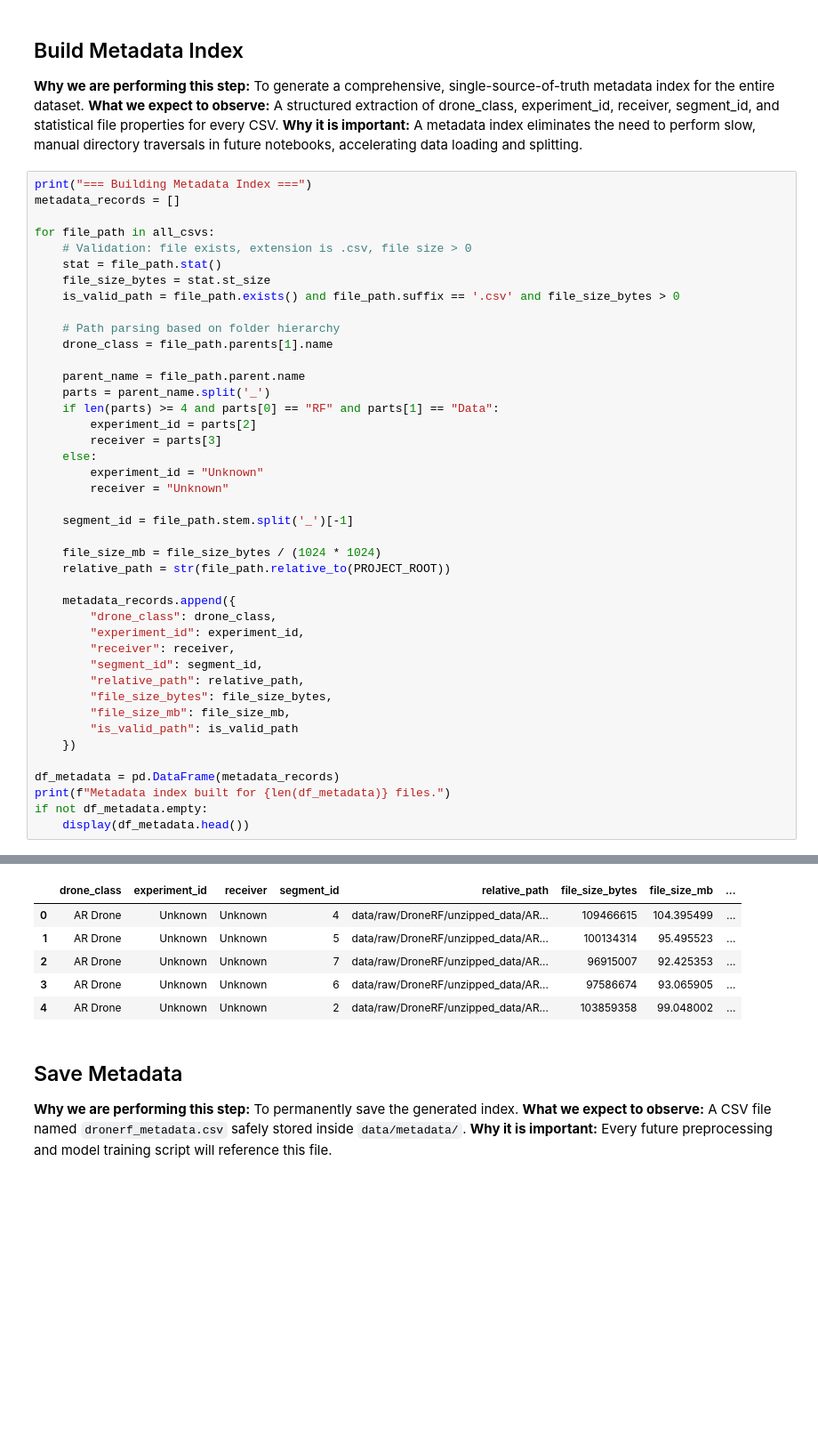
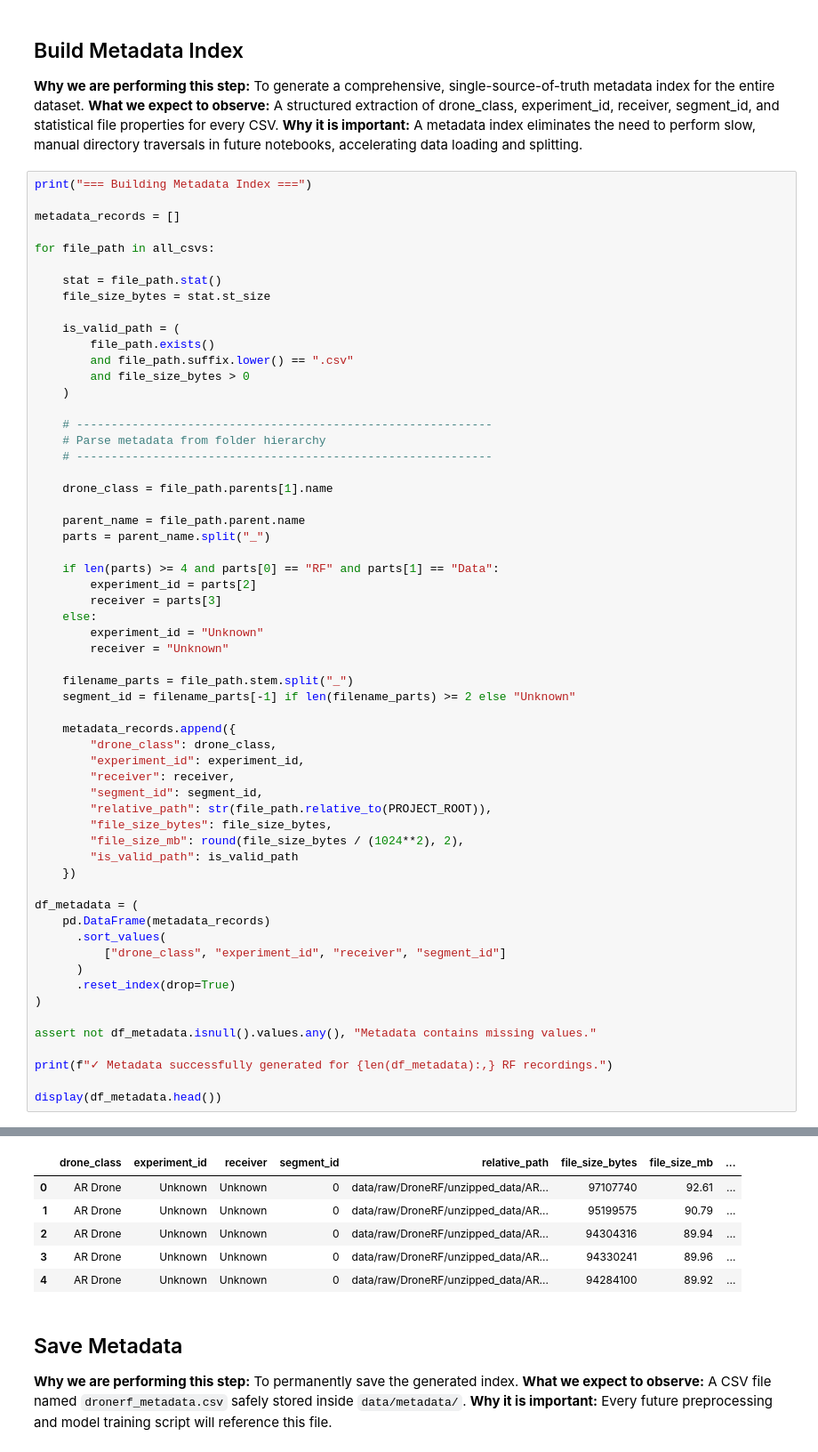
Before and after one commit to Adith1207/Vardan, a Jupyter notebook: notebooks/01_DroneRF_Dataset_Exploration.ipynb, the cells around one changed output, grey strips where cells are left out. Shown at 89% size. Saved outputs shown, nothing was run; the diff lists cells and outputs as text; blank space fills up the shorter version.

```diff
--- a/notebooks/01_DroneRF_Dataset_Exploration.ipynb
+++ b/notebooks/01_DroneRF_Dataset_Exploration.ipynb
@@ -220,19 +220,29 @@ if "Fail" in integrity_report["Status"].values:
 **Why it is important:** A metadata index eliminates the need to perform slow, manual directory traversals in future notebooks, accelerating data loading and splitting.
 # %%
 print("=== Building Metadata Index ===")
+
 metadata_records = []
 
 for file_path in all_csvs:
-    # Validation: file exists, extension is .csv, file size > 0
+
     stat = file_path.stat()
     file_size_bytes = stat.st_size
-    is_valid_path = file_path.exists() and file_path.suffix == '.csv' and file_size_bytes > 0
 
-    # Path parsing based on folder hierarchy
+    is_valid_path = (
+        file_path.exists()
+        and file_path.suffix.lower() == ".csv"
+        and file_size_bytes > 0
+    )
+
+    # ------------------------------------------------------------
+    # Parse metadata from folder hierarchy
+    # ------------------------------------------------------------
+
     drone_class = file_path.parents[1].name
 
     parent_name = file_path.parent.name
-    parts = parent_name.split('_')
+    parts = parent_name.split("_")
+
     if len(parts) >= 4 and parts[0] == "RF" and parts[1] == "Data":
         experiment_id = parts[2]
         receiver = parts[3]
@@ -240,25 +250,32 @@ for file_path in all_csvs:
         experiment_id = "Unknown"
         receiver = "Unknown"
 
-    segment_id = file_path.stem.split('_')[-1]
-
-    file_size_mb = file_size_bytes / (1024 * 1024)
-    relative_path = str(file_path.relative_to(PROJECT_ROOT))
+    filename_parts = file_path.stem.split("_")
+    segment_id = filename_parts[-1] if len(filename_parts) >= 2 else "Unknown"
 
     metadata_records.append({
         "drone_class": drone_class,
         "experiment_id": experiment_id,
         "receiver": receiver,
         "segment_id": segment_id,
-        "relative_path": relative_path,
+        "relative_path": str(file_path.relative_to(PROJECT_ROOT)),
         "file_size_bytes": file_size_bytes,
-        "file_size_mb": file_size_mb,
+        "file_size_mb": round(file_size_bytes / (1024**2), 2),
         "is_valid_path": is_valid_path
     })
 
-df_metadata = pd.DataFrame(metadata_records)
-print(f"Metadata index built for {len(df_metadata)} files.")
-if not df_metadata.empty:
-    display(df_metadata.head())
+df_metadata = (
+    pd.DataFrame(metadata_records)
+      .sort_values(
+          ["drone_class", "experiment_id", "receiver", "segment_id"]
+      )
+      .reset_index(drop=True)
+)
+
+assert not df_metadata.isnull().values.any(), "Metadata contains missing values."
+
+print(f"✓ Metadata successfully generated for {len(df_metadata):,} RF recordings.")
+
+display(df_metadata.head())
 # %% [output]
 === Building Metadata Index ===
@@ -266,9 +283,9 @@ Metadata index built for 454 files.
 |  | drone_class | experiment_id | receiver | segment_id | relative_path | file_size_bytes | file_size_mb | ... |
-| 0 | AR Drone | Unknown | Unknown | 4 | data/raw/DroneRF/unzipped_data/AR... | 109466615 | 104.395499 | ... |
-| 1 | AR Drone | Unknown | Unknown | 5 | data/raw/DroneRF/unzipped_data/AR... | 100134314 | 95.495523 | ... |
-| 2 | AR Drone | Unknown | Unknown | 7 | data/raw/DroneRF/unzipped_data/AR... | 96915007 | 92.425353 | ... |
-| 3 | AR Drone | Unknown | Unknown | 6 | data/raw/DroneRF/unzipped_data/AR... | 97586674 | 93.065905 | ... |
-| 4 | AR Drone | Unknown | Unknown | 2 | data/raw/DroneRF/unzipped_data/AR... | 103859358 | 99.048002 | ... |
+| 0 | AR Drone | Unknown | Unknown | 0 | data/raw/DroneRF/unzipped_data/AR... | 97107740 | 92.61 | ... |
+| 1 | AR Drone | Unknown | Unknown | 0 | data/raw/DroneRF/unzipped_data/AR... | 95199575 | 90.79 | ... |
+| 2 | AR Drone | Unknown | Unknown | 0 | data/raw/DroneRF/unzipped_data/AR... | 94304316 | 89.94 | ... |
+| 3 | AR Drone | Unknown | Unknown | 0 | data/raw/DroneRF/unzipped_data/AR... | 94330241 | 89.96 | ... |
+| 4 | AR Drone | Unknown | Unknown | 0 | data/raw/DroneRF/unzipped_data/AR... | 94284100 | 89.92 | ... |
 # %% [markdown]
 ## Save Metadata
 
```
Also changed, not shown: parts of 14 cells of this notebook, 12 other files.
